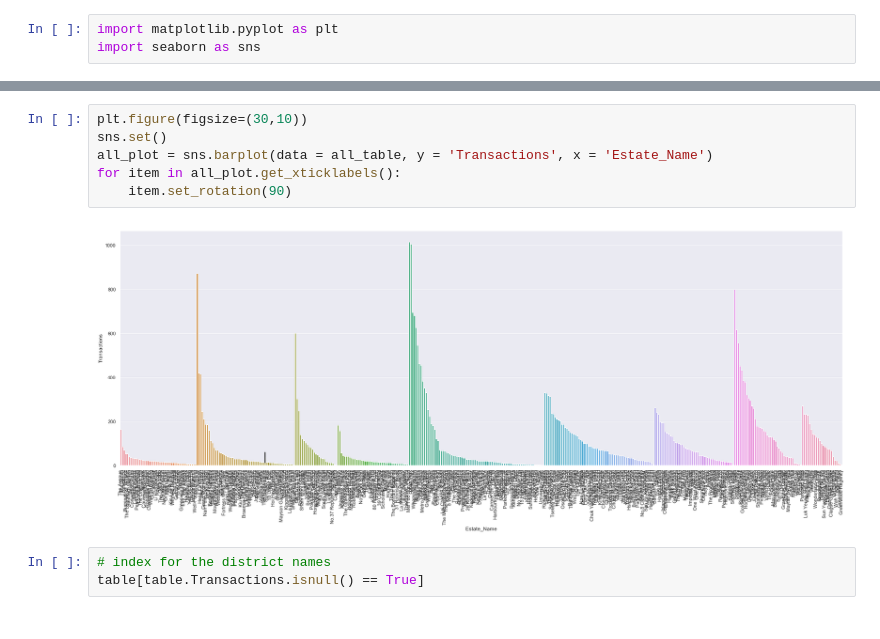
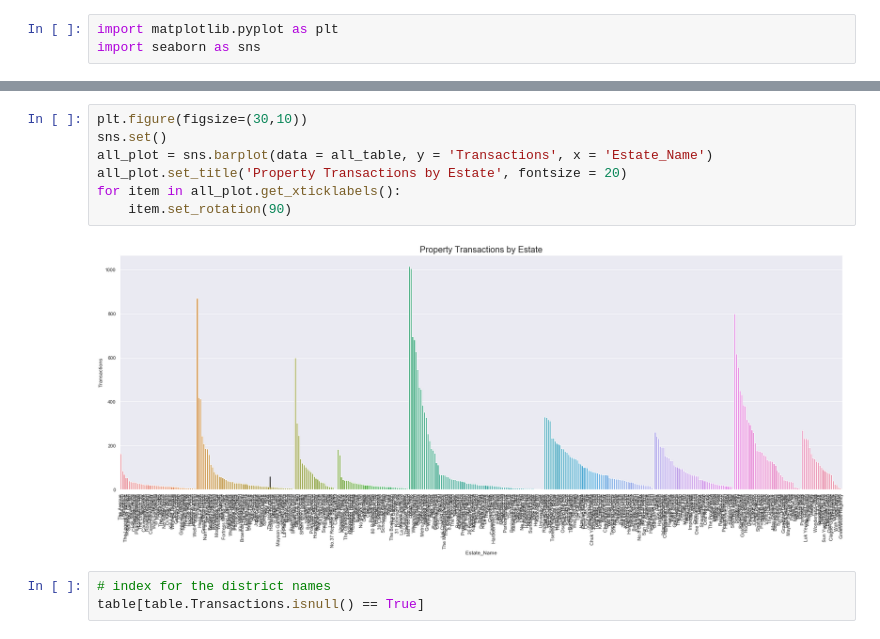
Before and after one commit to entercloud9/group4, a Jupyter notebook: transaction_history_graphs.ipynb, the cells around one changed output, grey strips where cells are left out. Cells and saved outputs as stored; diff of their text form.

```diff
--- a/transaction_history_graphs.ipynb
+++ b/transaction_history_graphs.ipynb
@@ -85,11 +87,12 @@ all_table['Transactions'] = all_table['Transactions'].astype(int)
 # %%
 plt.figure(figsize=(30,10))
 sns.set()
 all_plot = sns.barplot(data = all_table, y = 'Transactions', x = 'Estate_Name')
+all_plot.set_title('Property Transactions by Estate', fontsize = 20)
 for item in all_plot.get_xticklabels():
     item.set_rotation(90)
 # %% [output]
-[figure, old version]
+[figure, new version]
 # %%
 # index for the district names
 table[table.Transactions.isnull() == True]
```
Also changed, not shown: parts of 18 cells of this notebook.
